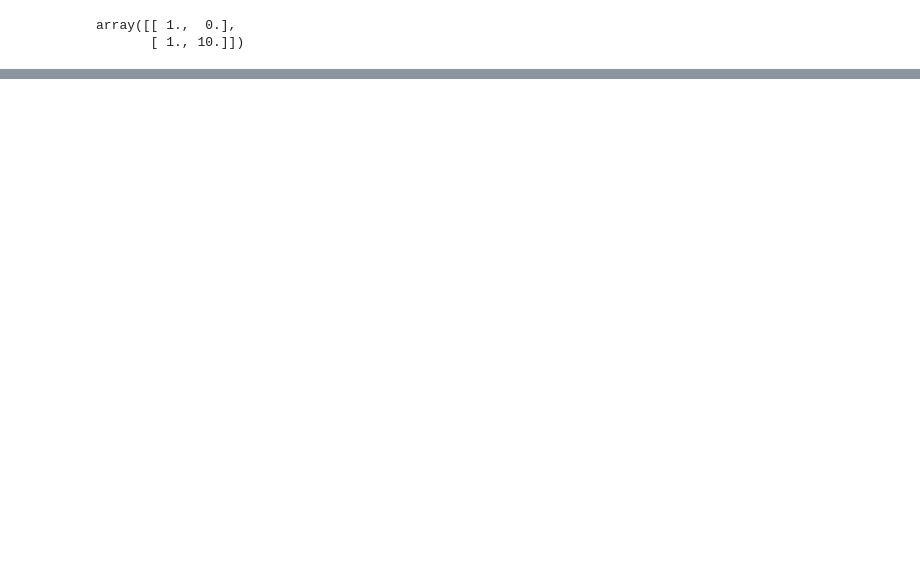
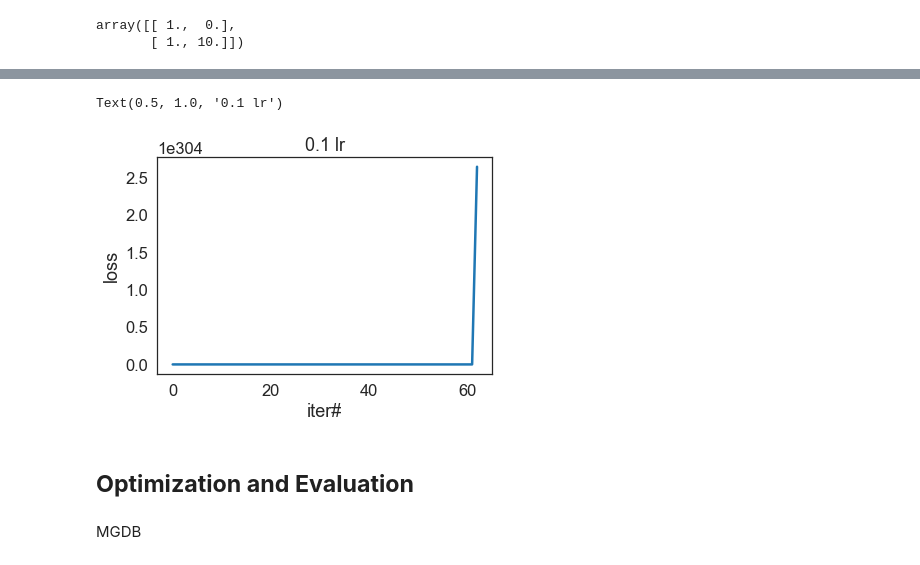
Before and after one commit to sidisha17/TestRepo, a Jupyter notebook: Linear_regression_components.ipynb, the cells around one changed output, grey strips where cells are left out. Cells and saved outputs as stored; diff of their text form; code cells hidden in the pictures; blank space fills up the shorter version.

```diff
--- a/Linear_regression_components.ipynb
+++ b/Linear_regression_components.ipynb
@@ -537,0 +643,6 @@ array([[ 1.,  0.],
+# %%
+#Divergence
+w,err_all,w_all = gradient_descent(X_train, y_train, lr = 0.1, num_epochs = 2000)
+plot_learning_curve(err_all)
+plt.title("0.1 lr")
+# %% [output]
@@ -537,0 +669,4 @@ array([[ 1.,  0.],
+Text(0.5, 1.0, '0.1 lr')
+[figure, added]
+# %% [markdown]
+## **Optimization and Evaluation**
@@ -537,0 +676,2 @@ array([[ 1.,  0.],
+# %% [markdown]
+MGDB
```
Also changed, not shown: parts of 36 cells of this notebook, 1 other file.
